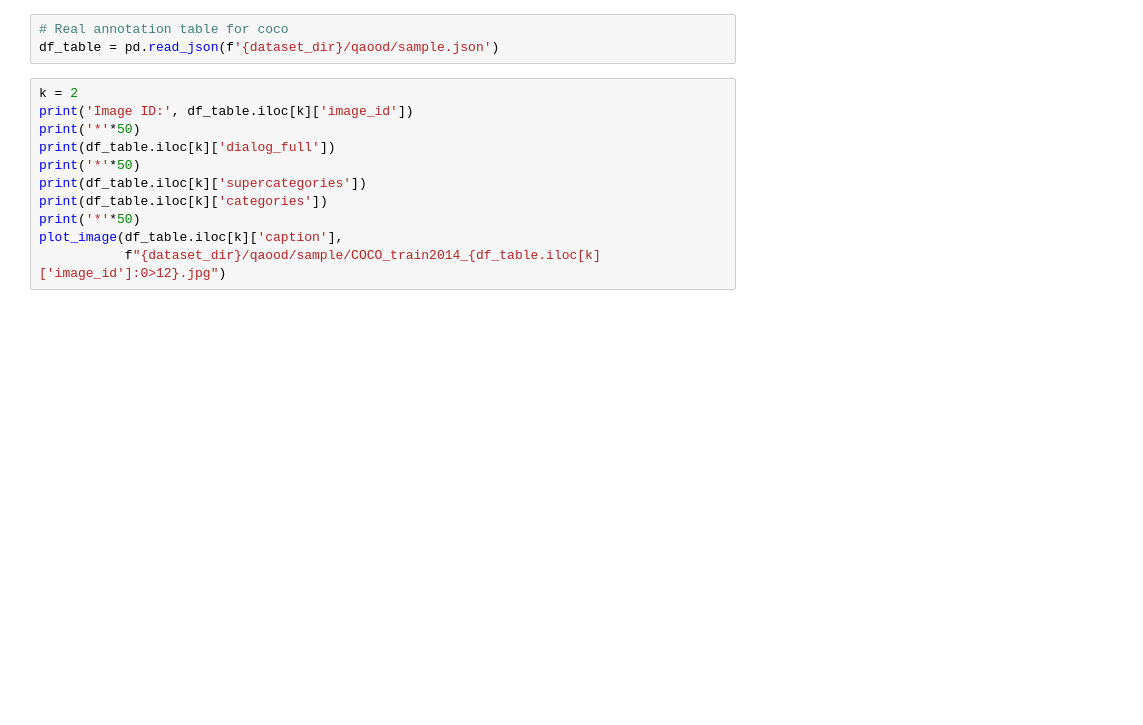
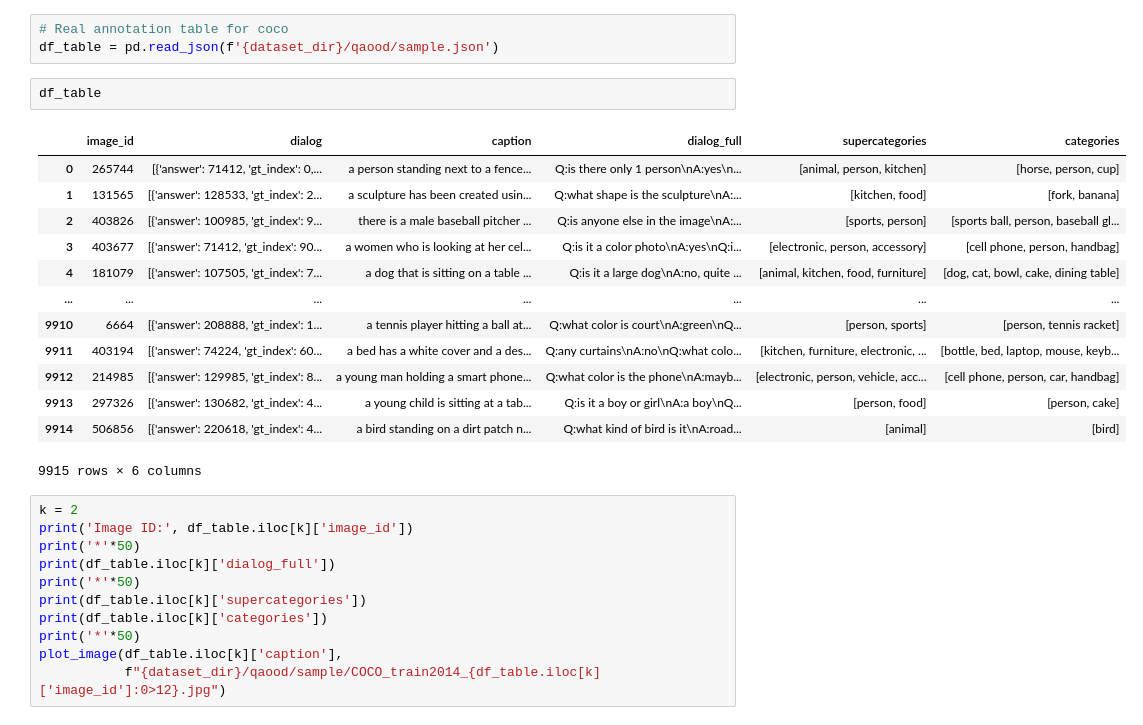
Before and after one commit to wfyitf/multimodal_ood, a Jupyter notebook: notebooks/example_showing.ipynb, the cells around one changed output. Cells and saved outputs as stored; diff of their text form; blank space fills up the shorter version.

```diff
--- a/notebooks/example_showing.ipynb
+++ b/notebooks/example_showing.ipynb
@@ -24,6 +24,22 @@ def plot_image(caption, image_path):
 # %%
 # Real annotation table for coco
 df_table = pd.read_json(f'{dataset_dir}/qaood/sample.json')
+# %%
+df_table
+# %% [output]
+|  | image_id | dialog | caption | dialog_full | supercategories | categories |
+| 0 | 265744 | [{'answer': 71412, 'gt_index': 0,... | a person standing next to a fence... | Q:is there only 1 person\nA:yes\n... | [animal, person, kitchen] | [horse, person, cup] |
+| 1 | 131565 | [{'answer': 128533, 'gt_index': 2... | a sculpture has been created usin... | Q:what shape is the sculpture\nA:... | [kitchen, food] | [fork, banana] |
+| 2 | 403826 | [{'answer': 100985, 'gt_index': 9... | there is a male baseball pitcher ... | Q:is anyone else in the image\nA:... | [sports, person] | [sports ball, person, baseball gl... |
+| 3 | 403677 | [{'answer': 71412, 'gt_index': 90... | a women who is looking at her cel... | Q:is it a color photo\nA:yes\nQ:i... | [electronic, person, accessory] | [cell phone, person, handbag] |
+| 4 | 181079 | [{'answer': 107505, 'gt_index': 7... | a dog that is sitting on a table ... | Q:is it a large dog\nA:no, quite ... | [animal, kitchen, food, furniture] | [dog, cat, bowl, cake, dining table] |
+| ... | ... | ... | ... | ... | ... | ... |
+| 9910 | 6664 | [{'answer': 208888, 'gt_index': 1... | a tennis player hitting a ball at... | Q:what color is court\nA:green\nQ... | [person, sports] | [person, tennis racket] |
+| 9911 | 403194 | [{'answer': 74224, 'gt_index': 60... | a bed has a white cover and a des... | Q:any curtains\nA:no\nQ:what colo... | [kitchen, furniture, electronic, ... | [bottle, bed, laptop, mouse, keyb... |
+| 9912 | 214985 | [{'answer': 129985, 'gt_index': 8... | a young man holding a smart phone... | Q:what color is the phone\nA:mayb... | [electronic, person, vehicle, acc... | [cell phone, person, car, handbag] |
+| 9913 | 297326 | [{'answer': 130682, 'gt_index': 4... | a young child is sitting at a tab... | Q:is it a boy or girl\nA:a boy\nQ... | [person, food] | [person, cake] |
+| 9914 | 506856 | [{'answer': 220618, 'gt_index': 4... | a bird standing on a dirt patch n... | Q:what kind of bird is it\nA:road... | [animal] | [bird] |
+9915 rows × 6 columns
 # %%
 k = 2
 print('Image ID:', df_table.iloc[k]['image_id'])
```
Also changed, not shown: 1 other file.
